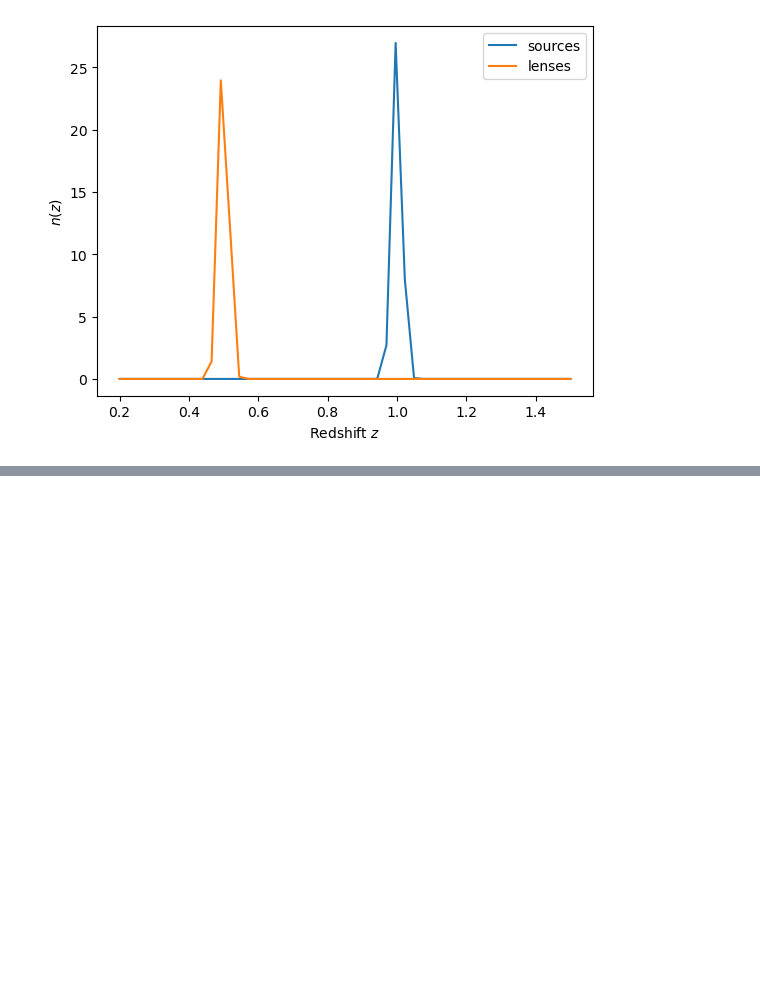
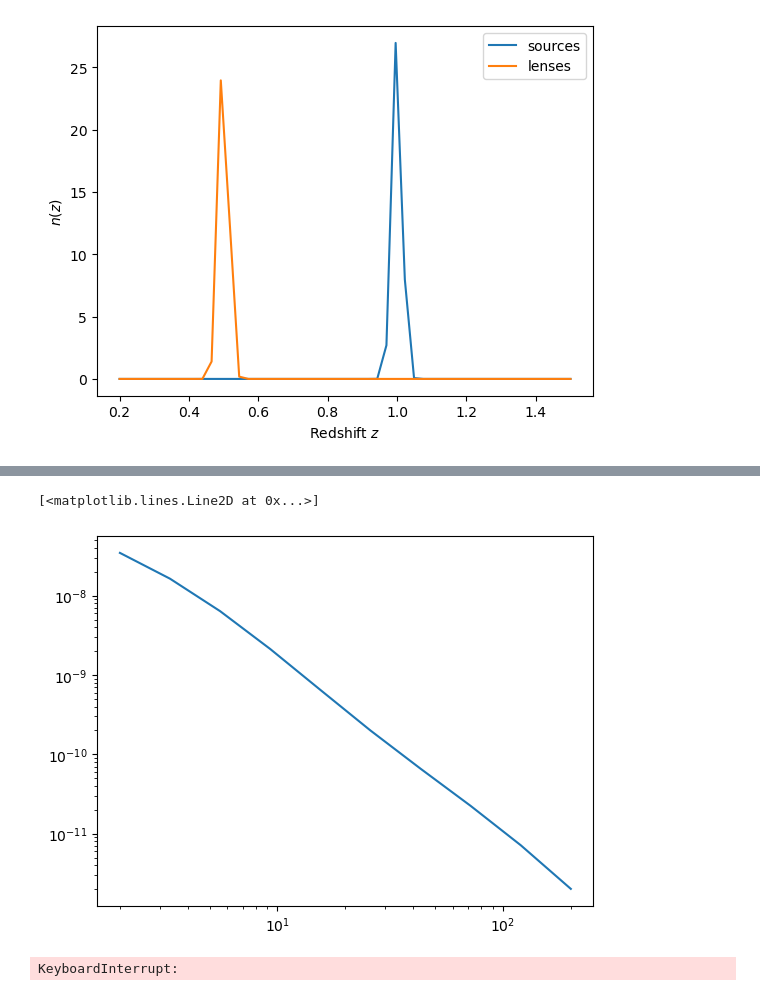
Before and after one commit to llinke1/G3LHalo_python, a Jupyter notebook: exampleNotebooks/exampleAperturestatistics.ipynb, the cells around one changed output, grey strips where cells are left out. Saved outputs shown, nothing was run; the diff lists cells and outputs as text; code cells hidden in the pictures; blank space fills up the shorter version.

```diff
--- a/exampleNotebooks/exampleAperturestatistics.ipynb
+++ b/exampleNotebooks/exampleAperturestatistics.ipynb
@@ -185,11 +186,15 @@ B_kgg_dict={
 }
 # %%
 # Aperture statistics: MapNapNap
+thetas=np.geomspace(2, 200, 10)
+
+
 
 MapNapNap_calculator = g3lhalo.apertureStatistics(bispec=B_kgg_dict)
 MapNapNap=[]
 
 for th in thetas:
+    print(th)
     th_rad=np.deg2rad(th/60)
     MapNapNap.append(MapNapNap_calculator.third_order(th_rad, th_rad, th_rad))
 # %% [output]
@@ -197,3 +211,8 @@ TypeError: list indices must be integers or slices, not tuple
+# %%
+plt.loglog(thetas, MapNapNap)
+# %% [output]
+[<matplotlib.lines.Line2D at 0x...>]
+[figure, added]
 # %%
 # matter-matter-galaxy
 
@@ -204,7 +223,7 @@ for i, ell1 in enumerate(ells1):
 
             ell3=np.sqrt(ell1**2+ell2**2+2*np.cos(phi)*ell1*ell2)
 
-            B1h, B2h, B3h, B=projection.C_kkg(ell1, ell2, ell3, 1, 1)
+            B1h, B2h, B3h, B=projection.C_kkg(ell1, ell2, ell3, 1)
             Bs_kkg[i, j, k]=B
 
 B_kkg_dict={
@@ -213,6 +232,8 @@ B_kkg_dict={
     'phi': phis,
     'bs': Bs_kgg
 }
+# %% [output]
+KeyboardInterrupt:
 # %%
 # Aperture statistics: MapMapNap
 
```
Also changed, not shown: parts of 8 cells of this notebook, 2 other files.
